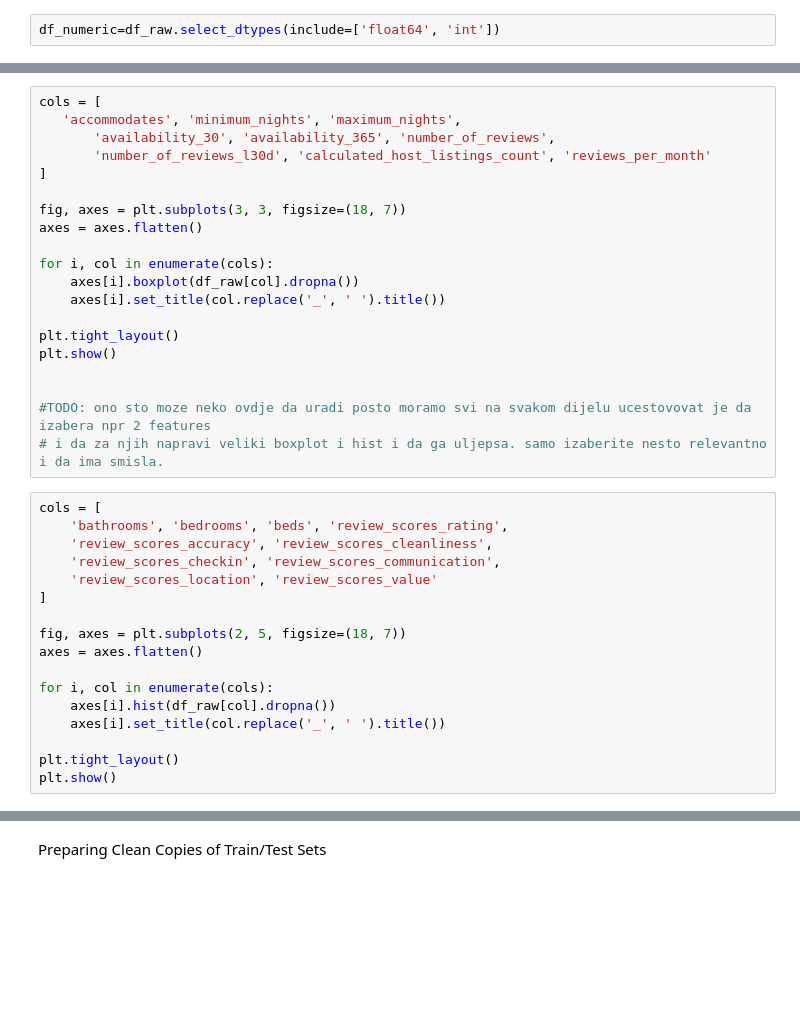
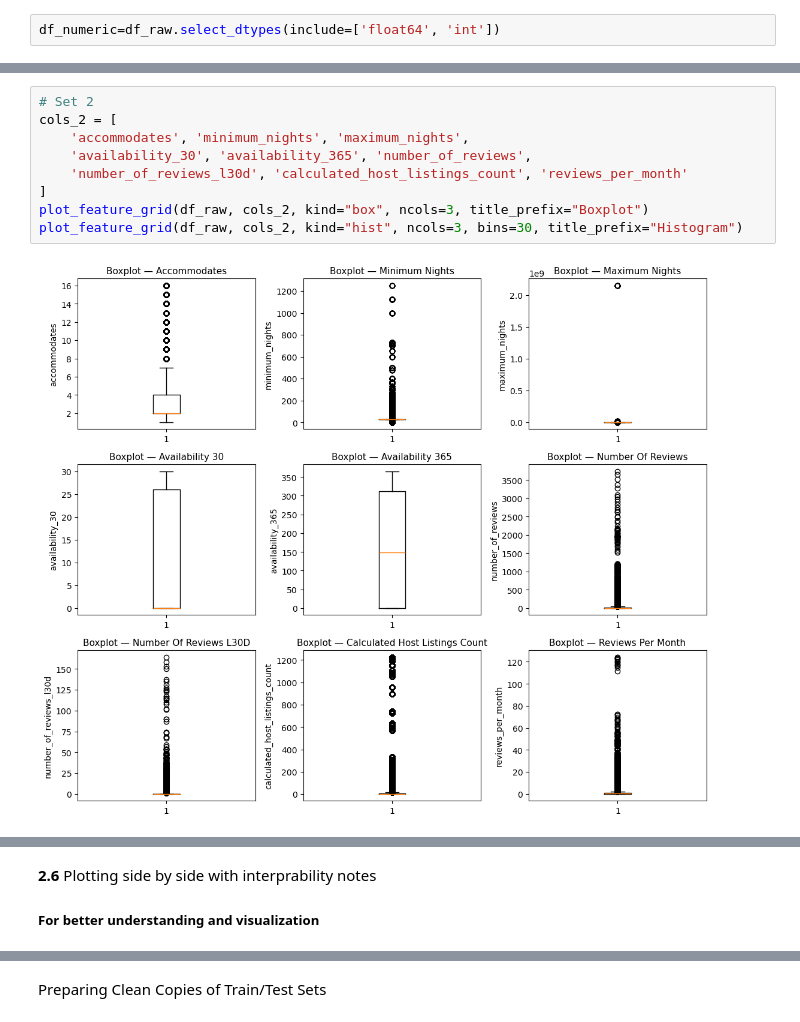
Before and after one commit to aminahrr/AirBnB-ML-project, a Jupyter notebook: notebooks/01_data_preprocessing.ipynb, the cells around one changed output, grey strips where cells are left out. Drawn from its saved outputs; the diff is of its cells as text; blank space fills up the shorter version.

```diff
--- a/notebooks/01_data_preprocessing.ipynb
+++ b/notebooks/01_data_preprocessing.ipynb
@@ -396,37 +526,11 @@ plt.show()
-# %%
-cols = [
-   'accommodates', 'minimum_nights', 'maximum_nights',
-       'availability_30', 'availability_365', 'number_of_reviews',
-       'number_of_reviews_l30d', 'calculated_host_listings_count', 'reviews_per_month'
-]
-
-fig, axes = plt.subplots(3, 3, figsize=(18, 7))
-axes = axes.flatten()
-
-for i, col in enumerate(cols):
-    axes[i].boxplot(df_raw[col].dropna())
-    axes[i].set_title(col.replace('_', ' ').title())
-
-plt.tight_layout()
-plt.show()
-
-
-#TODO: ono sto moze neko ovdje da uradi posto moramo svi na svakom dijelu ucestovovat je da izabera npr 2 features
-# i da za njih napravi veliki boxplot i hist i da ga uljepsa. samo izaberite nesto relevantno i da ima smisla.
 # %%
-cols = [
-    'bathrooms', 'bedrooms', 'beds', 'review_scores_rating',
-    'review_scores_accuracy', 'review_scores_cleanliness',
-    'review_scores_checkin', 'review_scores_communication',
-    'review_scores_location', 'review_scores_value'
+# Set 2
+cols_2 = [
+    'accommodates', 'minimum_nights', 'maximum_nights',
+    'availability_30', 'availability_365', 'number_of_reviews',
+    'number_of_reviews_l30d', 'calculated_host_listings_count', 'reviews_per_month'
 ]
-
-fig, axes = plt.subplots(2, 5, figsize=(18, 7))
-axes = axes.flatten()
-
-for i, col in enumerate(cols):
-    axes[i].hist(df_raw[col].dropna())
-    axes[i].set_title(col.replace('_', ' ').title())
-
-plt.tight_layout()
-plt.show()
+plot_feature_grid(df_raw, cols_2, kind="box", ncols=3, title_prefix="Boxplot")
+plot_feature_grid(df_raw, cols_2, kind="hist", ncols=3, bins=30, title_prefix="Histogram")
+# %% [output]
+[figure, added]
@@ -432,0 +538,3 @@ plt.show()
+# %% [markdown]
+**2.6** Plotting side by side with interprability notes
+##### For better understanding and visualization
```
Also changed, not shown: parts of 50 cells of this notebook, 1 other file.
